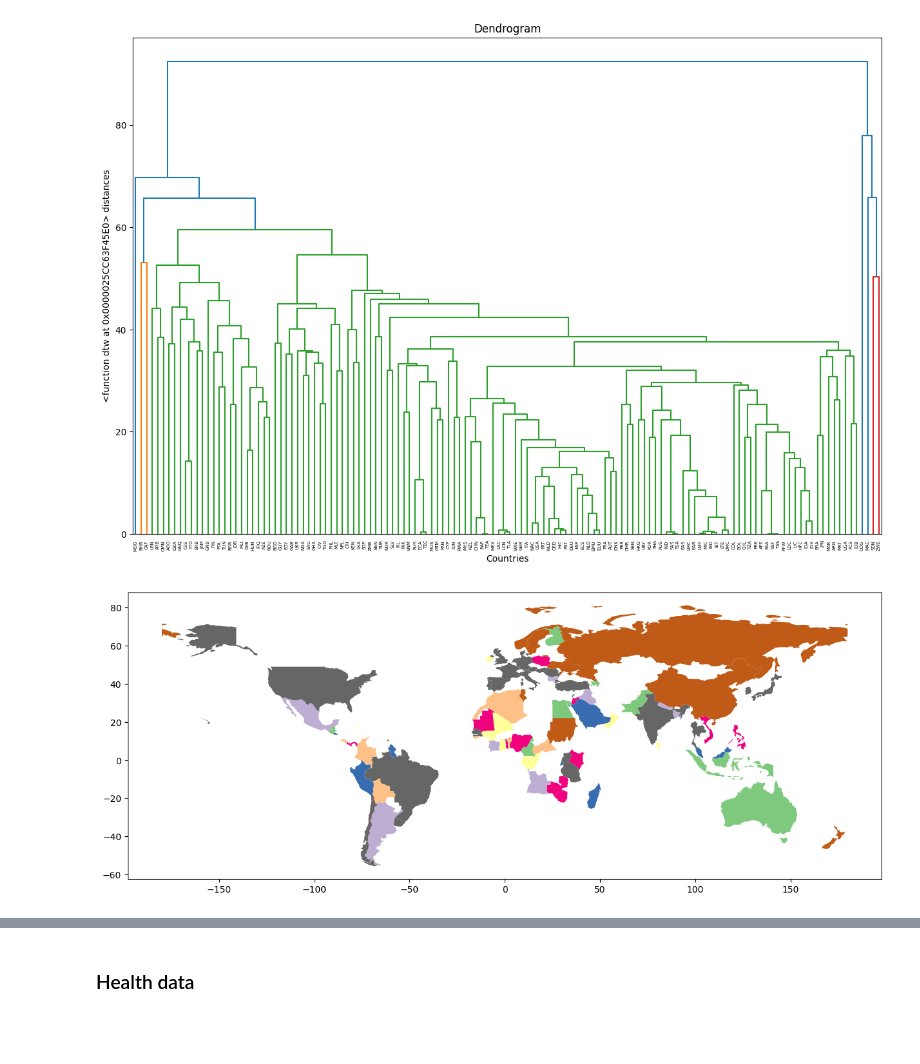
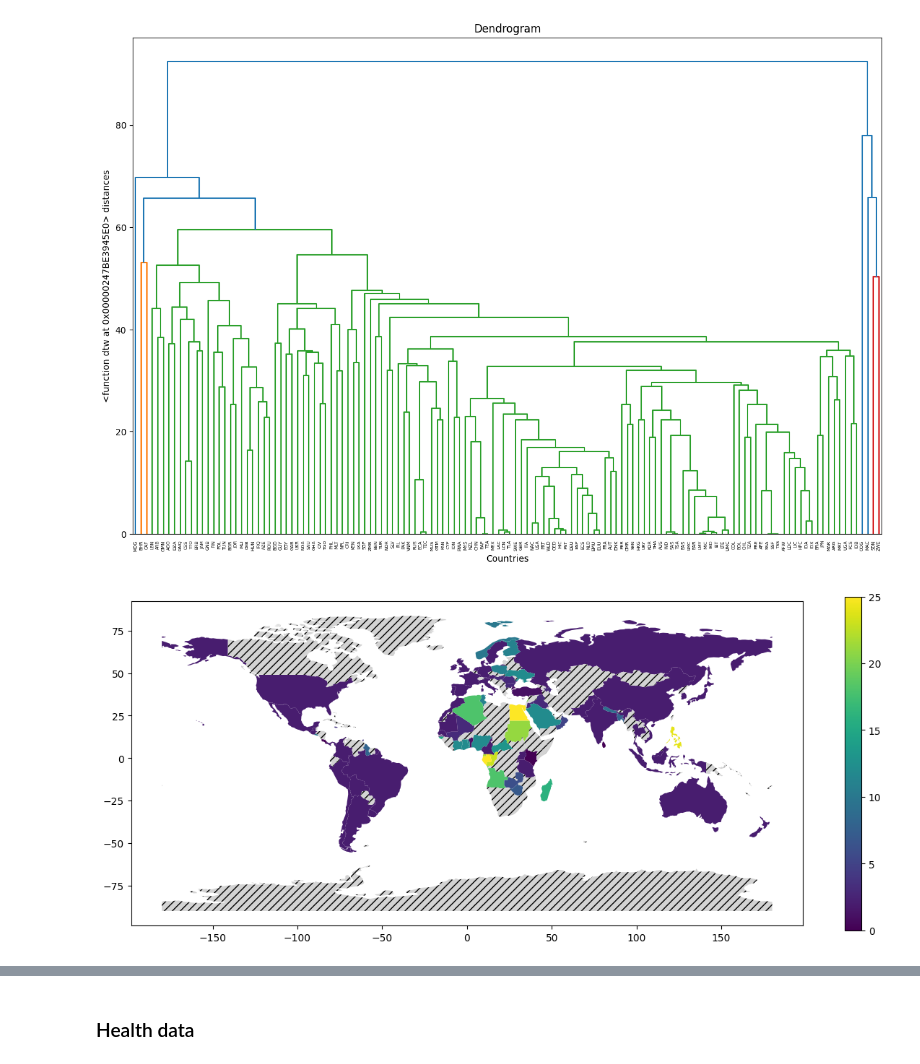
Before and after one commit to jupiterb/agh-data-science, a Jupyter notebook: 1/data_exploration/project/WorldBankOpenData_CountriesComparison.ipynb, the cells around one changed output, grey strips where cells are left out. Saved outputs shown, nothing was run; the diff lists cells and outputs as text; code cells hidden in the pictures; blank space fills up the shorter version.

Commit message:
better visualization of world map (new colormap + legend)

```diff
--- a/1/data_exploration/project/WorldBankOpenData_CountriesComparison.ipynb
+++ b/1/data_exploration/project/WorldBankOpenData_CountriesComparison.ipynb
@@ -104,7 +107,17 @@ def visualzie_countries_clusters(countries_labels: dict[str, int]):
     """countries_labels is dict of {COUNTRY CODE: Label if a cliuster}."""
     countries = gpd.read_file(gpd.datasets.get_path("naturalearth_lowres"))
     countries["Label"] = [countries_labels[c] if c in countries_labels else None for c in countries["iso_a3"]]
-    countries.plot(column="Label", cmap="Accent_r", figsize=(15, 6))
+    countries.plot(
+        column="Label",
+        #cmap="Accent_r",
+        figsize=(15, 6),
+        legend=True,
+        missing_kwds ={
+            "color": "lightgrey",
+            "hatch": "///",
+            "label": "Missing values",
+        }
+    )
 # %% [markdown]
 # Part 1. PoC: Cluster countries with simple data (PCA, KMeans)
 # %% [markdown]
@@ -318,7 +331,7 @@ for label, cluster in enumerate(_social_clusters):
     feature = most_common_features(cluster, dtw, ts_datasets["social"])[0][0]
     _most_common_social_features[label] = feature
 # %%
-label = 9
+label = 5
 cluster = _social_clusters[label]
 feature = _most_common_social_features[label]
 
@@ -595,10 +608,10 @@ visualzie_dendrogram(tsne_1_dim_datasets["economic"], dtw)
 # %% [output]
 [figure]
 # %%
-_countries_clustered = fit_predict_clusters(tsne_1_dim_datasets["economic"], dtw_agglomerative(20))
+_countries_clustered = fit_predict_clusters(tsne_1_dim_datasets["economic"], dtw_agglomerative(40))
 visualzie_countries_clusters(_countries_clustered)
 # %% [output]
-[figure, old version]
+[figure, new version]
 # %%
 _economic_clusters = group_clusters(_countries_clustered)
 _most_common_health_clusters_features = {}
```
Also changed, not shown: parts of 35 cells of this notebook.
